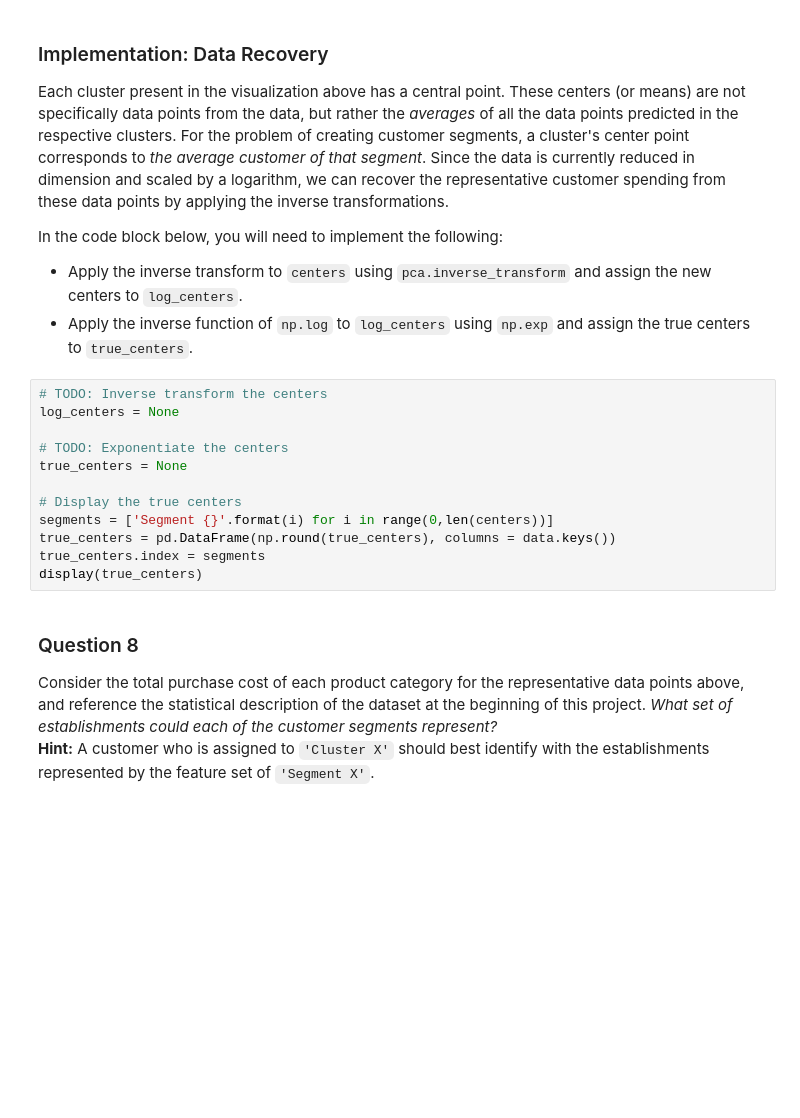
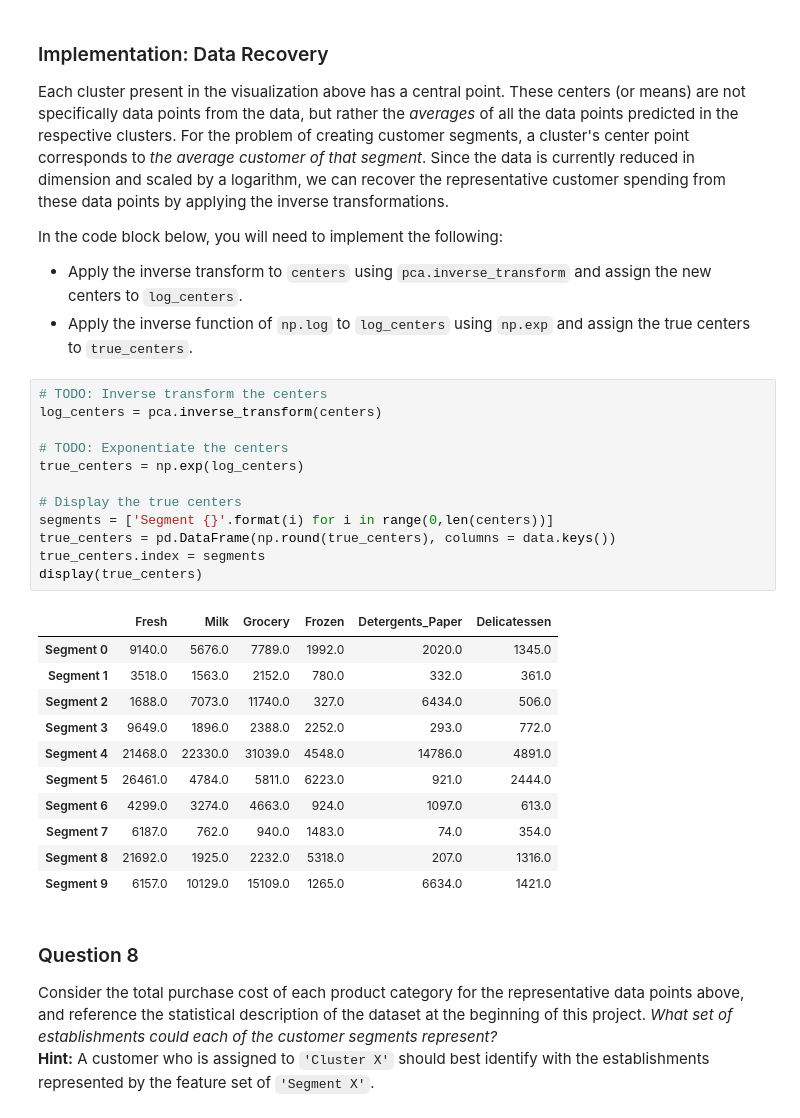
Before and after one commit to viligabi/udacity_costumer_segments, a Jupyter notebook: customer_segments.ipynb, the cells around one changed output. Drawn from its saved outputs; the diff is of its cells as text; blank space fills up the shorter version.

```diff
--- a/customer_segments.ipynb
+++ b/customer_segments.ipynb
@@ -521,16 +521,28 @@ In the code block below, you will need to implement the following:
  - Apply the inverse function of `np.log` to `log_centers` using `np.exp` and assign the true centers to `true_centers`.
 # %%
 # TODO: Inverse transform the centers
-log_centers = None
+log_centers = pca.inverse_transform(centers)
 
 # TODO: Exponentiate the centers
-true_centers = None
+true_centers = np.exp(log_centers)
 
 # Display the true centers
 segments = ['Segment {}'.format(i) for i in range(0,len(centers))]
 true_centers = pd.DataFrame(np.round(true_centers), columns = data.keys())
 true_centers.index = segments
 display(true_centers)
+# %% [output]
+|  | Fresh | Milk | Grocery | Frozen | Detergents_Paper | Delicatessen |
+| Segment 0 | 9140.0 | 5676.0 | 7789.0 | 1992.0 | 2020.0 | 1345.0 |
+| Segment 1 | 3518.0 | 1563.0 | 2152.0 | 780.0 | 332.0 | 361.0 |
+| Segment 2 | 1688.0 | 7073.0 | 11740.0 | 327.0 | 6434.0 | 506.0 |
+| Segment 3 | 9649.0 | 1896.0 | 2388.0 | 2252.0 | 293.0 | 772.0 |
+| Segment 4 | 21468.0 | 22330.0 | 31039.0 | 4548.0 | 14786.0 | 4891.0 |
+| Segment 5 | 26461.0 | 4784.0 | 5811.0 | 6223.0 | 921.0 | 2444.0 |
+| Segment 6 | 4299.0 | 3274.0 | 4663.0 | 924.0 | 1097.0 | 613.0 |
+| Segment 7 | 6187.0 | 762.0 | 940.0 | 1483.0 | 74.0 | 354.0 |
+| Segment 8 | 21692.0 | 1925.0 | 2232.0 | 5318.0 | 207.0 | 1316.0 |
+| Segment 9 | 6157.0 | 10129.0 | 15109.0 | 1265.0 | 6634.0 | 1421.0 |
 # %% [markdown]
 ### Question 8
 Consider the total purchase cost of each product category for the representative data points above, and reference the statistical description of the dataset at the beginning of this project. *What set of establishments could each of the customer segments represent?*
```
Also changed, not shown: 2 other files.
